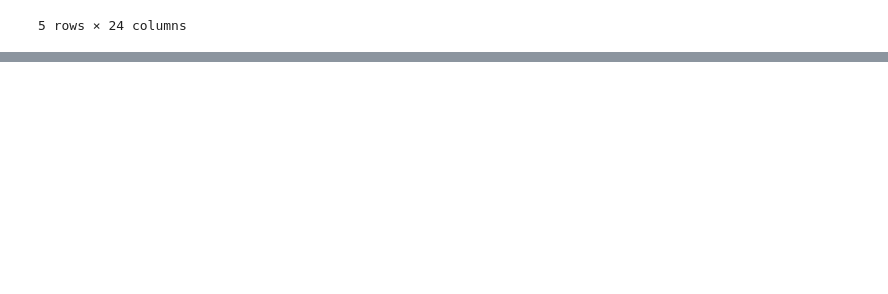
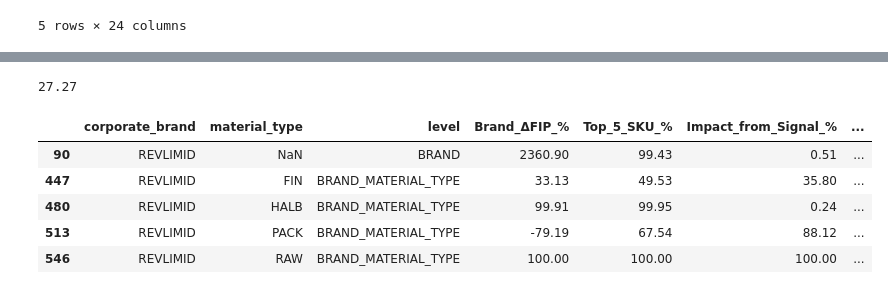
Before and after one commit to yogeshpedi/FIP_RCA, a Jupyter notebook: notebooks/FIP_RCA_BrandLevelAgg.ipynb, the cells around one changed output, grey strips where cells are left out. Drawn from its saved outputs; the diff is of its cells as text; code cells hidden in the pictures; blank space fills up the shorter version.

```diff
--- a/notebooks/FIP_RCA_BrandLevelAgg.ipynb
+++ b/notebooks/FIP_RCA_BrandLevelAgg.ipynb
@@ -1545,7 +1548,7 @@ brand_df = brand_df.merge(
 )
 
 brand_df["Top_5_SKU_%"] = (
-    brand_df["Top5_SKU_Impact"] / brand_df["Brand_ΔFIP"].abs()
+    brand_df["Top5_SKU_Impact"] / brand_df["Brand_Abs_Impact"]
 )
 # %%
 top5_sku_brand_mt = (
@@ -1573,7 +1576,7 @@ brand_mt_df = brand_mt_df.merge(
 )
 
 brand_mt_df["Top_5_SKU_%"] = (
-    brand_mt_df["Top5_SKU_Impact"] / brand_mt_df["Brand_MT_ΔFIP"].abs()
+    brand_mt_df["Top5_SKU_Impact"] / brand_mt_df["Brand_MT_Abs_Impact"]
 )
 # %%
 top_plant_brand = (
@@ -1688,7 +1691,7 @@ final_agg_df = final_agg_df[
         "Driver_Conflict_%",
         "Avg_Persistence",
         "Structural_Shift_Index",
-        "ProductType_Impact_%",
+        "MaterialType_Impact_%",
         "Actionability_Index",
         "Ownership_Clarity_Index",
         "Explainability_Score",
@@ -1706,7 +1709,7 @@ percent_cols = [
     "Cost_Impact_%",
     "Driver_Conflict_%",
     "Structural_Shift_Index",
-    "ProductType_Impact_%",
+    "MaterialType_Impact_%",
     "Actionability_Index",
     "Ownership_Clarity_Index",
     "Explainability_Score",
@@ -1754,3 +1758,28 @@ Index(['corporate_brand', 'material_type', 'level', 'date', 'snapshot_date',
       dtype='object')
 # %%
 final_agg_df.to_csv('3brands_agg_file.csv')
+# %%
+final_agg_df['Structural_Shift_Index'].max()
+# %% [output]
+27.27
+# %%
+final_agg_df.loc[
+    (final_agg_df["corporate_brand"] == "REVLIMID") &
+    (final_agg_df["snapshot_date"] == "2025-12-12"),
+    [
+        "corporate_brand",
+        "material_type",
+        "level",
+        "Brand_ΔFIP_%",
+        "Top_5_SKU_%",
+        "Impact_from_Signal_%",
+        "Explainability_Score",
+    ]
+]
+# %% [output]
+|  | corporate_brand | material_type | level | Brand_ΔFIP_% | Top_5_SKU_% | Impact_from_Signal_% | ... |
+| 90 | REVLIMID | NaN | BRAND | 2360.90 | 99.43 | 0.51 | ... |
+| 447 | REVLIMID | FIN | BRAND_MATERIAL_TYPE | 33.13 | 49.53 | 35.80 | ... |
+| 480 | REVLIMID | HALB | BRAND_MATERIAL_TYPE | 99.91 | 99.95 | 0.24 | ... |
+| 513 | REVLIMID | PACK | BRAND_MATERIAL_TYPE | -79.19 | 67.54 | 88.12 | ... |
+| 546 | REVLIMID | RAW | BRAND_MATERIAL_TYPE | 100.00 | 100.00 | 100.00 | ... |
```
Also changed, not shown: parts of 3 cells of this notebook, 1 other file.
